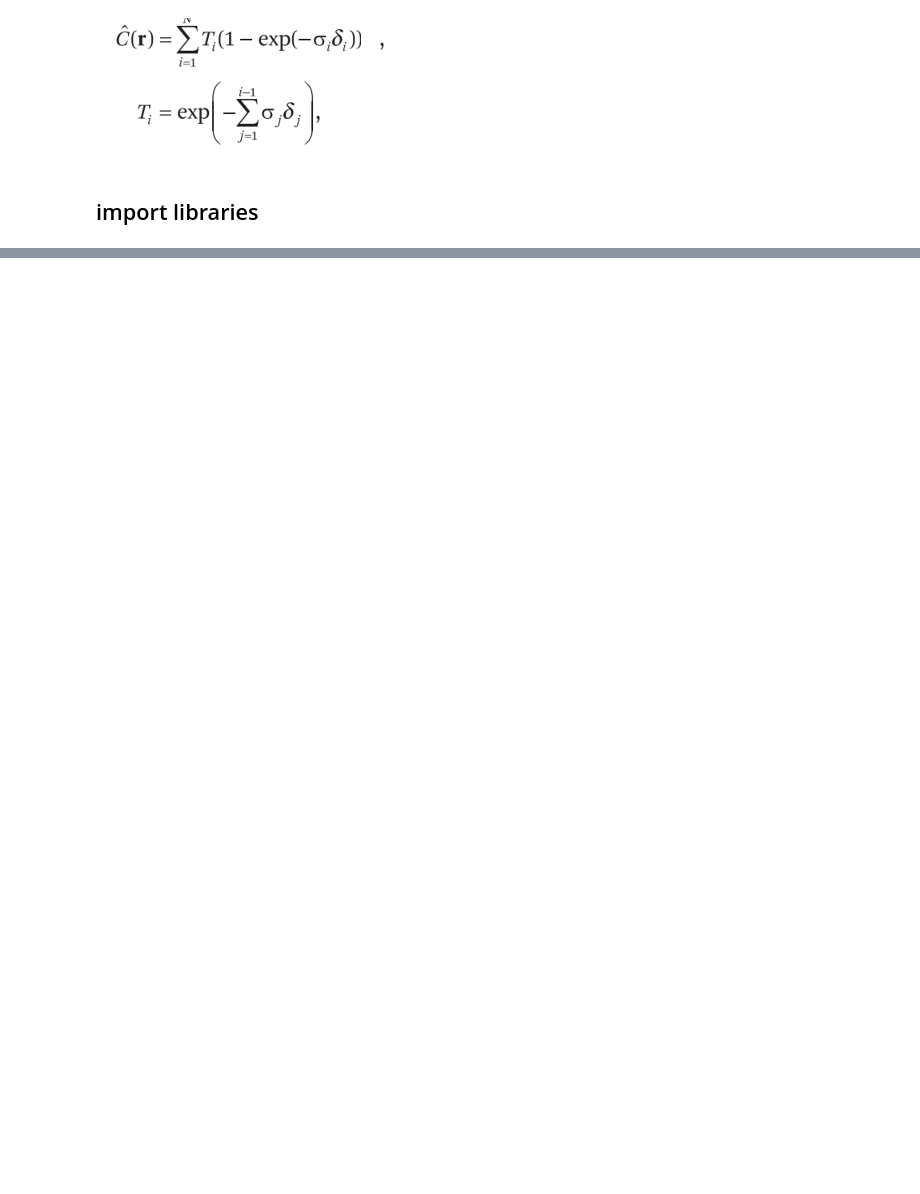
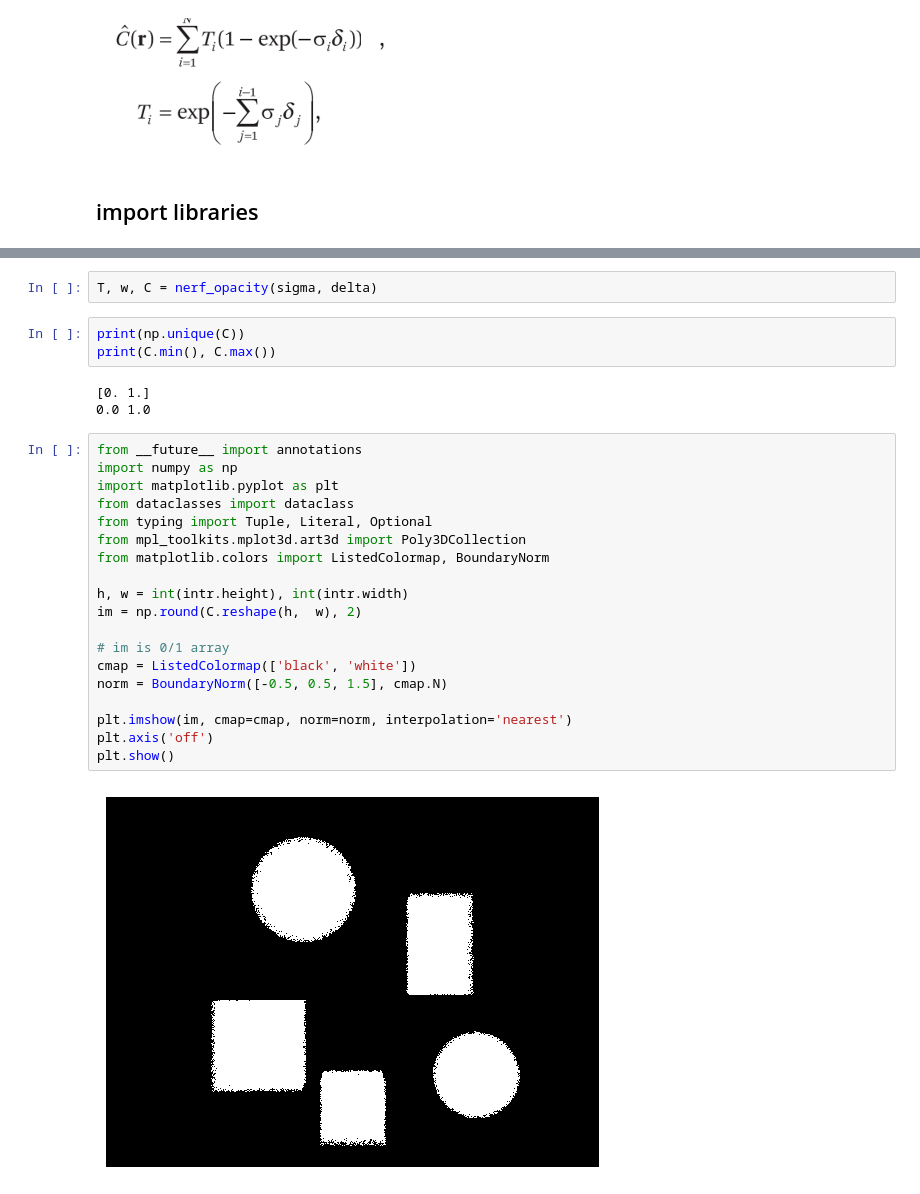
Before and after one commit to WikiGenius/nerf-lab, a Jupyter notebook: examples/demo_equations_neglict_color.ipynb, the cells around one changed output, grey strips where cells are left out. Saved outputs shown, nothing was run; the diff lists cells and outputs as text; blank space fills up the shorter version.

```diff
--- a/examples/demo_equations_neglict_color.ipynb
+++ b/examples/demo_equations_neglict_color.ipynb
@@ -47,0 +101,29 @@ points shape: (307200, 20, 3)
+# %%
+T, w, C = nerf_opacity(sigma, delta)
+# %%
+print(np.unique(C))
+print(C.min(), C.max())
+# %% [output]
+[0. 1.]
+0.0 1.0
+# %%
+from __future__ import annotations
+import numpy as np
+import matplotlib.pyplot as plt
+from dataclasses import dataclass
+from typing import Tuple, Literal, Optional
+from mpl_toolkits.mplot3d.art3d import Poly3DCollection
+from matplotlib.colors import ListedColormap, BoundaryNorm
+
+h, w = int(intr.height), int(intr.width)
+im = np.round(C.reshape(h,  w), 2)
+
+# im is 0/1 array
+cmap = ListedColormap(['black', 'white'])
+norm = BoundaryNorm([-0.5, 0.5, 1.5], cmap.N)
+
+plt.imshow(im, cmap=cmap, norm=norm, interpolation='nearest')
+plt.axis('off')
+plt.show()
+# %% [output]
+[figure, added]
```
Also changed, not shown: parts of 12 cells of this notebook, 1 other file.
